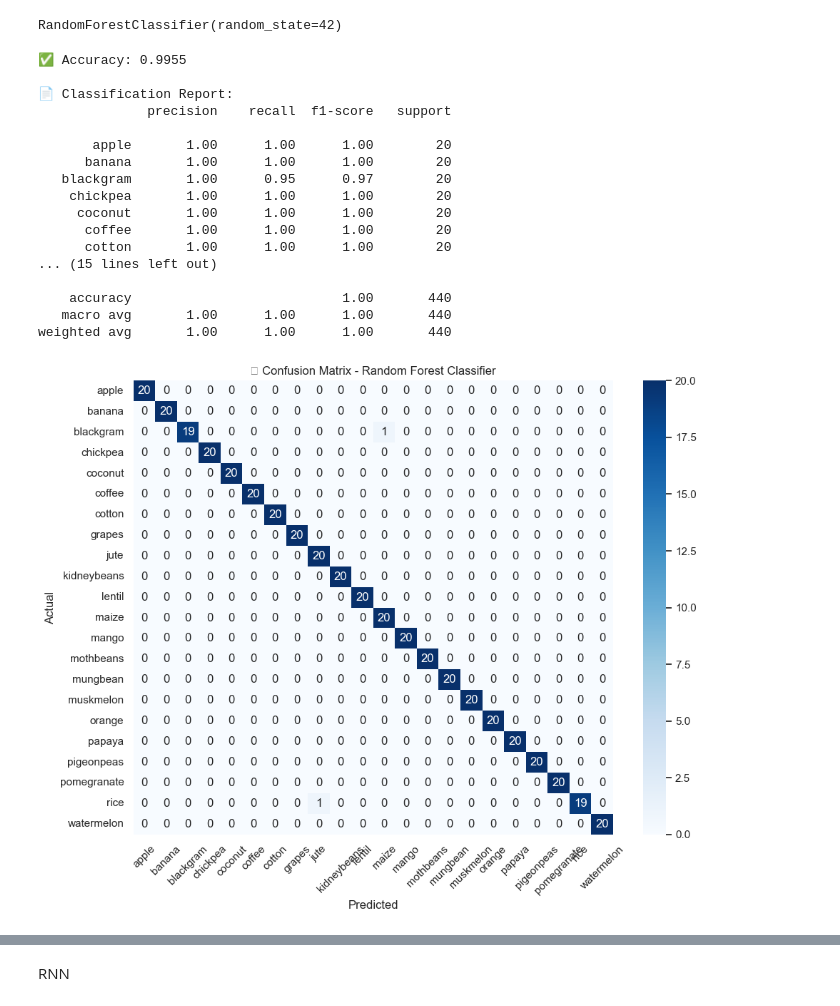
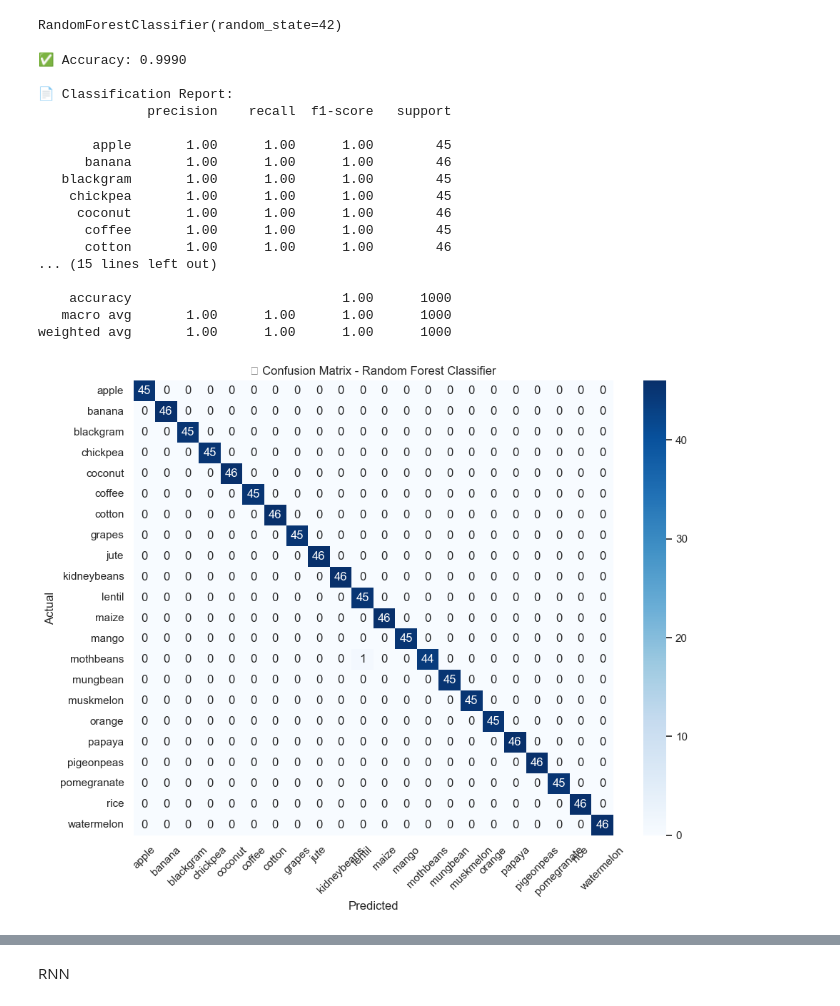
Before and after one commit to mohithbanka/Weather-Based-Crop-Recommendation-System, a Jupyter notebook: data.ipynb, the cells around one changed output, grey strips where cells are left out. Saved outputs shown, nothing was run; the diff lists cells and outputs as text; code cells hidden in the pictures.

```diff
--- a/data.ipynb
+++ b/data.ipynb
@@ -25,7 +25,7 @@ from sklearn.preprocessing import LabelEncoder, StandardScaler
 from sklearn.model_selection import train_test_split
 # %%
 # Step 2: Load the dataset
-df = pd.read_csv("Crop_recommendation.csv")
+df = pd.read_csv("augmented_Crop_recommendation.csv")
 
 # Step 3: Separate features and target
 X = df.drop('label', axis=1)     # Features: N, P, K, temperature, humidity, ph, rainfall
@@ -111,42 +111,41 @@ print(f"\n✅ Accuracy: {accuracy:.4f}\n")
 print("📄 Classification Report:")
 print(classification_report(y_test, y_pred, target_names=label_encoder.classes_))
 # %% [output]
-✅ Accuracy: 0.9955
+✅ Accuracy: 0.9990
 
 📄 Classification Report:
               precision    recall  f1-score   support
 
-       apple       1.00      1.00      1.00        20
-      banana       1.00      1.00      1.00        20
-   blackgram       1.00      0.95      0.97        20
-    chickpea       1.00      1.00      1.00        20
-     coconut       1.00      1.00      1.00        20
-      coffee       1.00      1.00      1.00        20
-      cotton       1.00      1.00      1.00        20
+       apple       1.00      1.00      1.00        45
+      banana       1.00      1.00      1.00        46
+   blackgram       1.00      1.00      1.00        45
+    chickpea       1.00      1.00      1.00        45
+     coconut       1.00      1.00      1.00        46
+      coffee       1.00      1.00      1.00        45
+      cotton       1.00      1.00      1.00        46
 ... (15 lines left out)
 
-    accuracy                           1.00       440
-   macro avg       1.00      1.00      1.00       440
-weighted avg       1.00      1.00      1.00       440
+    accuracy                           1.00      1000
+   macro avg       1.00      1.00      1.00      1000
+weighted avg       1.00      1.00      1.00      1000
 # %%
-# Confusion Matrix
-conf_mat = confusion_matrix(y_test, y_pred)
+
 
 # Plot confusion matrix
 plt.figure(figsize=(10, 8))
 sns.heatmap(conf_mat, annot=True, fmt='d',
             xticklabels=label_encoder.classes_,
             yticklabels=label_encoder.classes_,
             cmap='Blues')
 plt.title("🔍 Confusion Matrix - Random Forest Classifier")
 plt.xlabel("Predicted")
 plt.ylabel("Actual")
 plt.xticks(rotation=45)
 plt.yticks(rotation=0)
 plt.tight_layout()
 plt.show()
 # %% [output]
-[figure, old version]
+[figure, new version]
 # %%
 # Feature Importance Plot
 feature_importances = rf_model.feature_importances_
```
Also changed, not shown: parts of 11 cells of this notebook, 15 other files.
